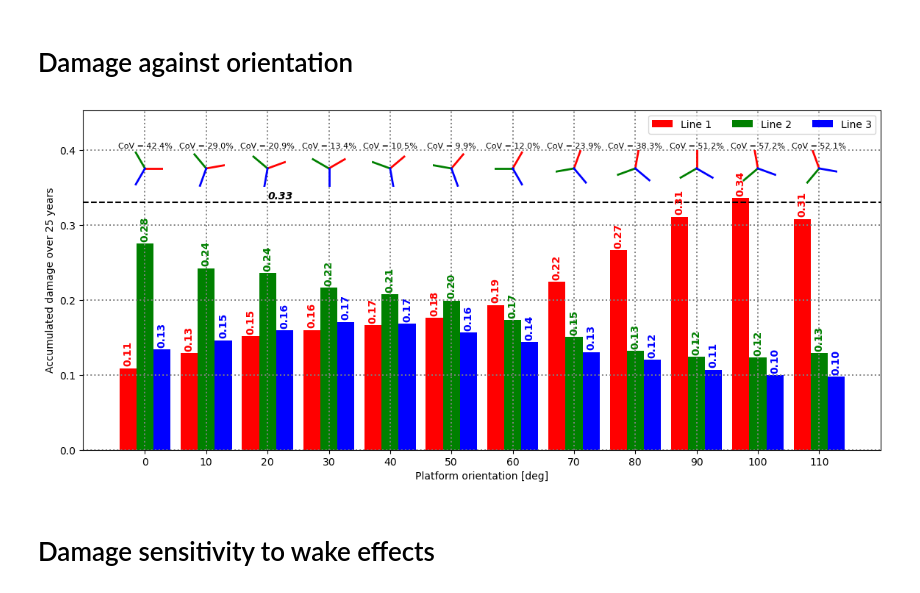
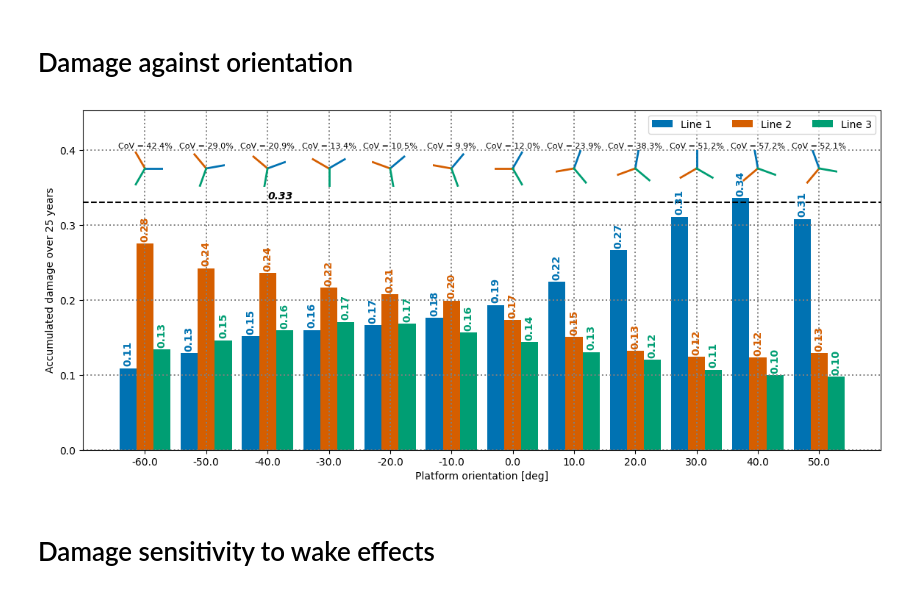
Before and after one commit to rrvishnu13/IEAtask49_deepDesign, a Jupyter notebook: scripts/fatigue.ipynb, the cells around one changed output. Drawn from its saved outputs; the diff is of its cells as text; code cells hidden in the pictures.

Commit message:
Updated plots for the report

```diff
--- a/scripts/fatigue.ipynb
+++ b/scripts/fatigue.ipynb
@@ -386,7 +386,7 @@ fig, ax = plt.subplots(1,1, figsize=(14, 6))
 
 barWidth = 1/3/1.2
 
-colorList = ['red', 'green', 'blue'] # color to identify the line names
+colorList = ['#0072B2', '#D55E00', '#009E73']
 
 orientList = []
 
@@ -408,7 +408,6 @@ for orientIndex, (key, filePath) in enumerate(fat_damageDict.items()): #loop ove
             label = ''
 
         lFilter = [key for key, item in LineMap.items() if f'Line {lineId + 1}' in item] #names of the points in that line
-
 
 
         # filtered_resPd = resPd.loc[resPd.index.str.contains(f'_{selBin}_')]  # Filter rows based on selBin
@@ -437,37 +436,37 @@ for orientIndex, (key, filePath) in enumerate(fat_damageDict.items()): #loop ove
     ax_inset.set_ylim(-1, 1)
     ax_inset.axis('off')
 
     angles = [orientAngle + offset for offset in [60, 180, -60]]  # Line 1, 2, 3
     for a, c in zip(angles, colorList):
         x = [0, np.cos(np.radians(a))]
         y = [0, np.sin(np.radians(a))]
         ax_inset.plot(x, y, color=c, lw=2)
 
 
 
 plt.sca(ax)
 yLims = plt.ylim()
-plt.ylim(yLims[0], yLims[1] + 0.05)
+plt.ylim(yLims[0], yLims[1] + 0.07)
 
 # plt.title(f'Accumulated damage over 25 years')
 plt.grid(True, color = "grey", linewidth = "1.4", linestyle = ":")
 # # plt.legend().remove()
 plt.ylabel('Accumulated damage over 25 years')
 plt.xlabel(r'Platform orientation [deg]')
 
 plt.axhline(y =0.33, color='k', linestyle='--')
 yLims = plt.ylim()
-ax.set_ylim(yLims[0], yLims[1] + 0.05)
+ax.set_ylim(yLims[0], yLims[1] + 0.03)
 ax.set_xticks(range(len(orientList)))
 ax.set_xticklabels(orientList, rotation=0)
-ax.set_xticklabels(np.arange(0,120, 10), rotation=0)
+# ax.set_xticklabels(np.arange(0,120, 10), rotation=0)
 ax.legend(ncol = 3)
 
 plt.text(2, 0.335, '0.33', fontstyle='italic', color='k', weight='bold')
 
 fig.savefig(os.path.join('damage_orientation.png'), dpi=300, bbox_inches='tight')
 # %% [output]
-[figure, old version]
+[figure, new version]
 # %% [markdown]
 # Damage sensitivity to wake effects
 # %%
```
Also changed, not shown: parts of 5 cells of this notebook, 1 other file.
